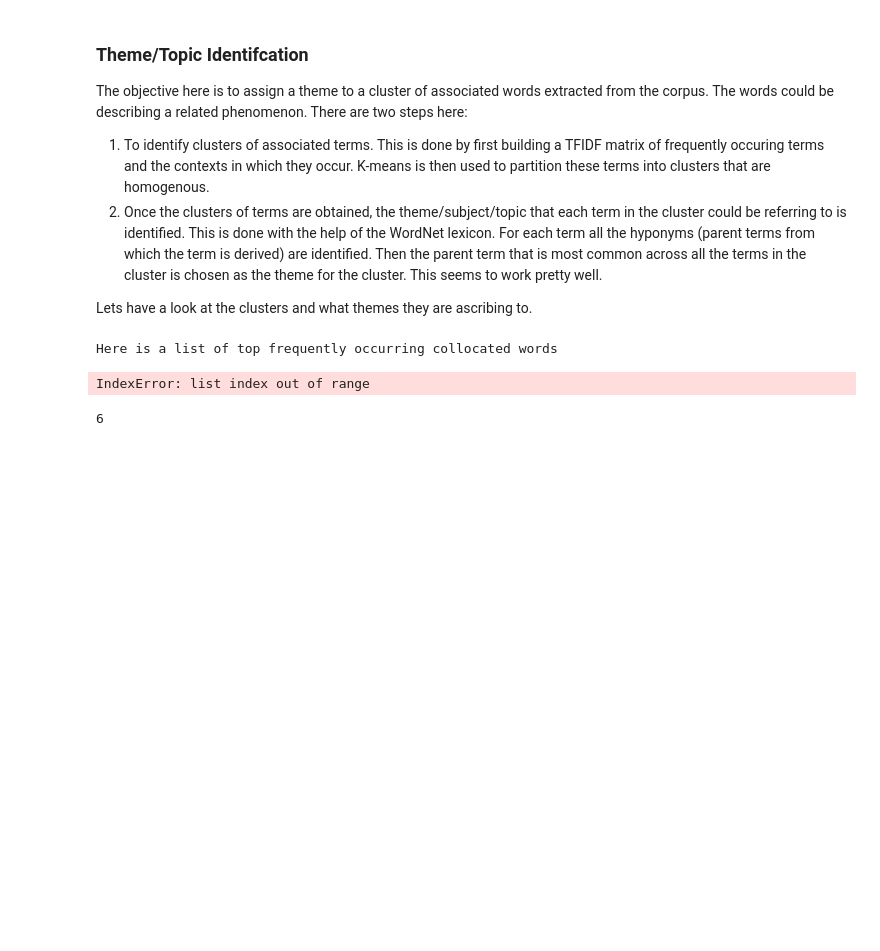
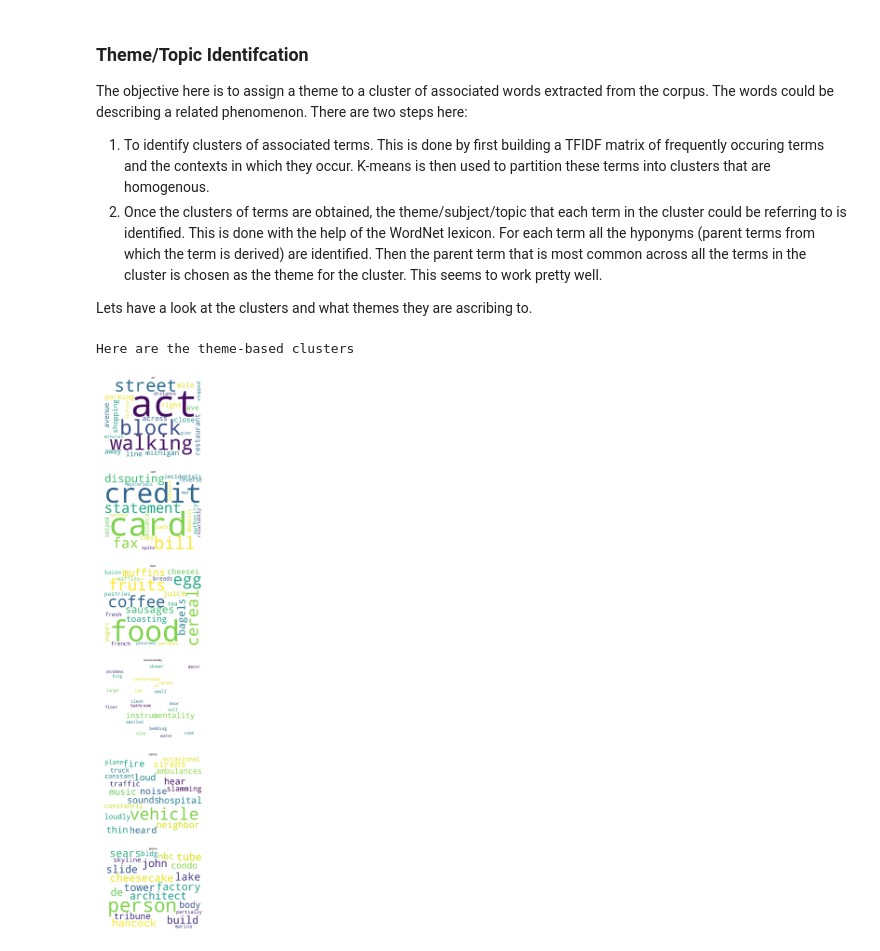
Before and after one commit to siddhanthc/ReviewsAnalyzer, a Jupyter notebook: ReviewsAnalyzer.ipynb, the cells around one changed output. Cells and saved outputs as stored; diff of their text form; code cells hidden in the pictures; blank space fills up the shorter version.

```diff
--- a/ReviewsAnalyzer.ipynb
+++ b/ReviewsAnalyzer.ipynb
@@ -179,43 +181,30 @@ Lets have a look at the clusters and what themes they are ascribing to.
 # %%
 # Get similar word clusters along with topic
 cleanReview = reviewsDF['FullReview'].apply(hf.preprocessText,stopw=True,minLen = True)
 cleanReview = cleanReview.str.cat(sep=' ')
 maxClusters = 10
 clusterDict = hf.getThemeClusters(cleanReview,mostFreqWords,unstemDict,maxClusters)
 
 # Modify cluster dict for plotting
 clusterList = []
+nameList = []
 for dic in clusterDict:
+    nameList.append(dic)
     themeList = [(dic,5)]
-    termList = [(term,1) for term in clusterDict[dic]]
+    termList = [(term,2.5) for term in clusterDict[dic]]
     themeList.extend(termList)
     themeDict = dict(themeList)
     clusterList.append(themeDict)
 
-print('Here is a list of top frequently occurring collocated words')
+print('Here are the theme-based clusters')
 numClusters = len(clusterList)
-f, sbplts = plt.subplots(2,5)
-plotCount = 0
-for i in range(5):
-    for j in range(5):
-        termCloud = WordCloud(background_color='white',
-                      width=1000,
-                      height=800,
-                      scale = 3,
-                      random_state=10,
-                      min_font_size=6).generate_from_frequencies(clusterList[plotCount])
-        sbplts[i,j].imshow(termCloud)
-        sbplts[i,j].axis('off')
-        plotCount = plotCount+1
-        if plotCount == numClusters:
-            print(plotCount)
-            break
-
+f, sbplts = plt.subplots(numClusters,figsize=(20,50))
+for idx in range(numClusters):
+    termCloud = WordCloud(background_color='white',scale=1,relative_scaling=0.9,width=1500,height=1200,random_state=10,min_font_size=10).generate_from_frequencies(clusterList[idx])
+    sbplts[idx].imshow(termCloud)
+    sbplts[idx].axis('off')
+    sbplts[idx].set_title(nameList[idx])
 plt.show()
 # %% [output]
-Here is a list of top frequently occurring collocated words
+Here are the theme-based clusters
-IndexError: list index out of range
+[figure, added]
-# %%
-plotCount
-# %% [output]
-6
```
Also changed, not shown: parts of 5 cells of this notebook, 5 other files.
